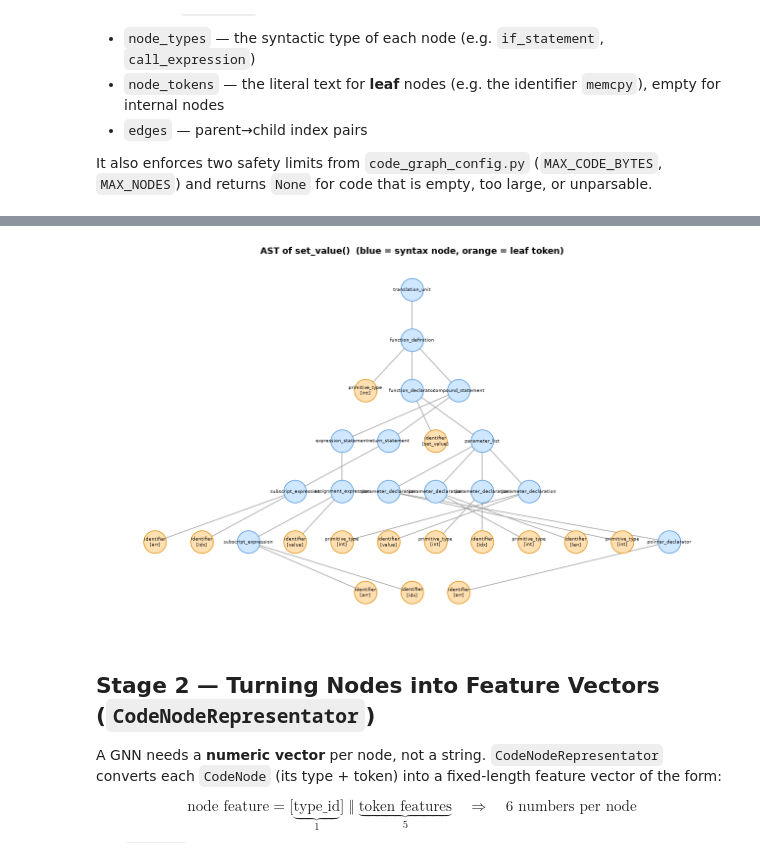
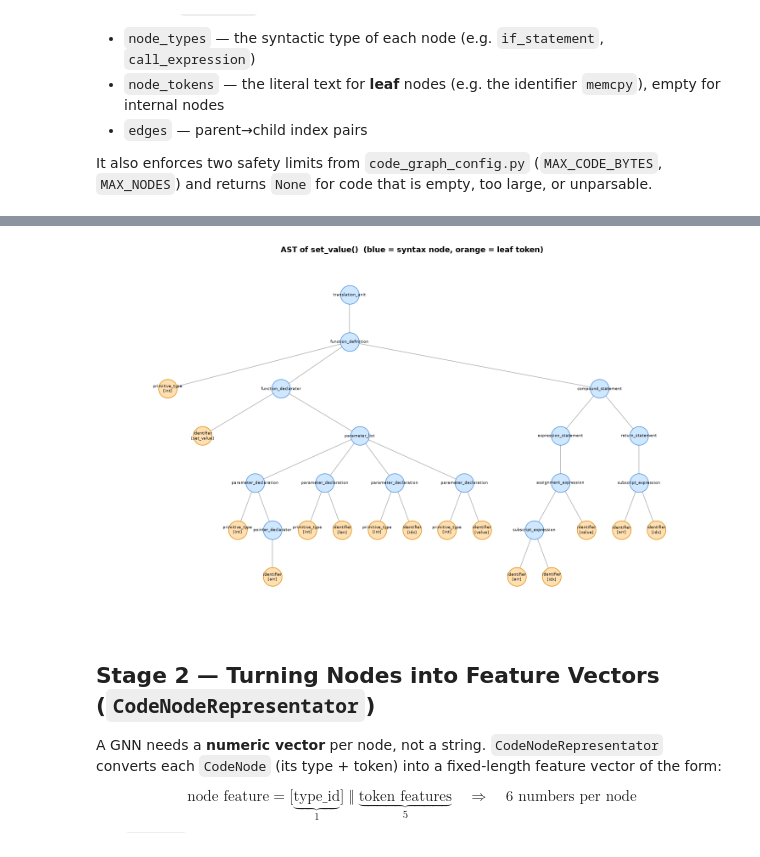
Before and after one commit to ba1chev/Vuln47, a Jupyter notebook: notebooks/02_data_preprocess.ipynb, the cells around one changed output, grey strips where cells are left out. Drawn from its saved outputs; the diff is of its cells as text; code cells hidden in the pictures.

Commit message:
Aligned the preprocessing graph plot with the tidy-tree layout

```diff
--- a/notebooks/02_data_preprocess.ipynb
+++ b/notebooks/02_data_preprocess.ipynb
@@ -75,41 +75,60 @@ idx  node_type              token
  28  pointer_declarator     ''
  29  identifier             'arr'
 # %%
-def draw_code_graph(graph, title, figsize=(13, 8)):
+def _tidy_tree_pos(graph):
+    """Non-overlapping tree positions: leaves spread evenly, parents centered over children."""
+    g = nx.DiGraph()
+    g.add_nodes_from(range(graph.num_nodes))
+    g.add_edges_from(graph.edges)
+
+    depth = nx.single_source_shortest_path_length(g, 0)
+    children = {n: sorted(g.successors(n)) for n in g.nodes}
+
+    x = {}
+    counter = [0]
+
+    def assign(node):
+        kids = children[node]
+        if not kids:
+            x[node] = counter[0]
+            counter[0] += 1
+        else:
+            for k in kids:
+                assign(k)
+            x[node] = sum(x[k] for k in kids) / len(kids)
+
+    assign(0)
+    return {n: (x[n], -depth[n]) for n in g.nodes}
+
+
+def draw_code_graph(graph, title, figsize=(15, 9)):
     g = nx.DiGraph()
     for i, ntype in enumerate(graph.node_types):
         tok = graph.node_tokens[i]
         g.add_node(i, label=f"{ntype}\n[{tok}]" if tok else ntype)
     g.add_edges_from(graph.edges)
 
-    # BFS-depth layered layout (root at top)
-    depth = nx.single_source_shortest_path_length(g, 0)
-    by_level = {}
-    for node, d in depth.items():
-        by_level.setdefault(d, []).append(node)
-    pos = {}
-    for d, nodes in by_level.items():
-        for j, node in enumerate(sorted(nodes)):
-            pos[node] = (j - len(nodes) / 2, -d)
+    pos = _tidy_tree_pos(graph)
 
     leaf = [n for n in g.nodes if graph.node_tokens[n]]
     inner = [n for n in g.nodes if not graph.node_tokens[n]]
 
     plt.figure(figsize=figsize)
-    nx.draw_networkx_edges(g, pos, arrows=True, arrowsize=10, edge_color="#999")
+    nx.draw_networkx_edges(g, pos, arrows=True, arrowsize=10, edge_color="#aaa")
     nx.draw_networkx_nodes(g, pos, nodelist=inner, node_color="#cfe8ff",
-        edgecolors="#4a90d9", node_size=1100)
+        edgecolors="#4a90d9", node_size=1000)
     nx.draw_networkx_nodes(g, pos, nodelist=leaf, node_color="#ffe0b3",
-        edgecolors="#e08a00", node_size=1100)
+        edgecolors="#e08a00", node_size=1000)
     nx.draw_networkx_labels(g, pos, nx.get_node_attributes(g, "label"), font_size=6.5)
     plt.title(title, fontsize=13, fontweight="bold")
+    plt.margins(0.08)
     plt.axis("off")
     plt.tight_layout()
     plt.show()
 
 draw_code_graph(graph, "AST of set_value()  (blue = syntax node, orange = leaf token)")
 # %% [output]
-[figure, old version]
+[figure, new version]
 # %% [markdown]
 ## Stage 2 — Turning Nodes into Feature Vectors (`CodeNodeRepresentator`)
 
```
